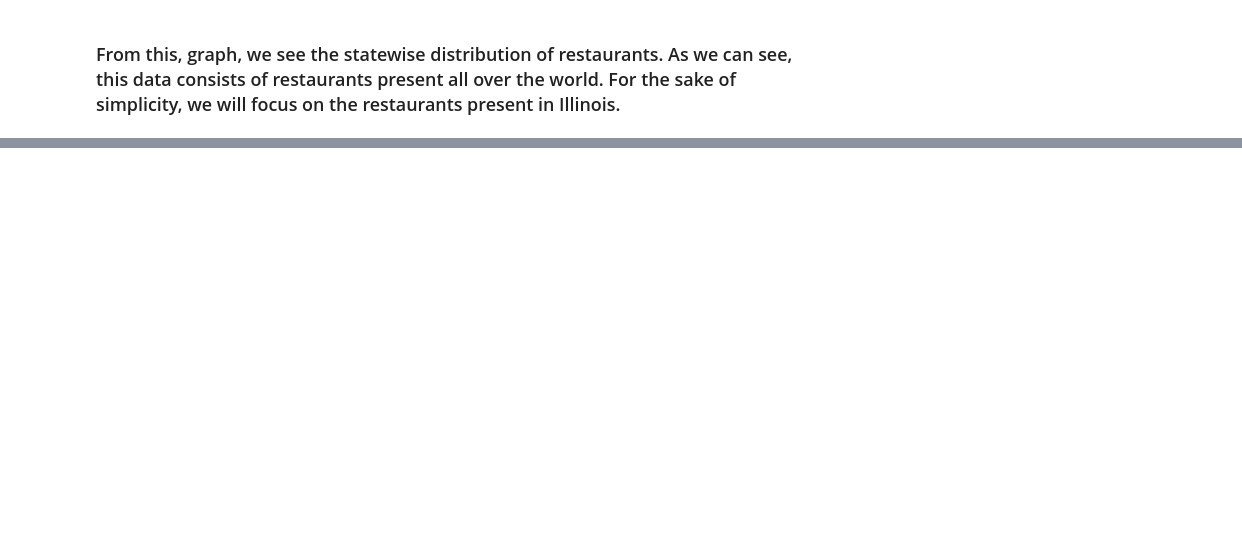
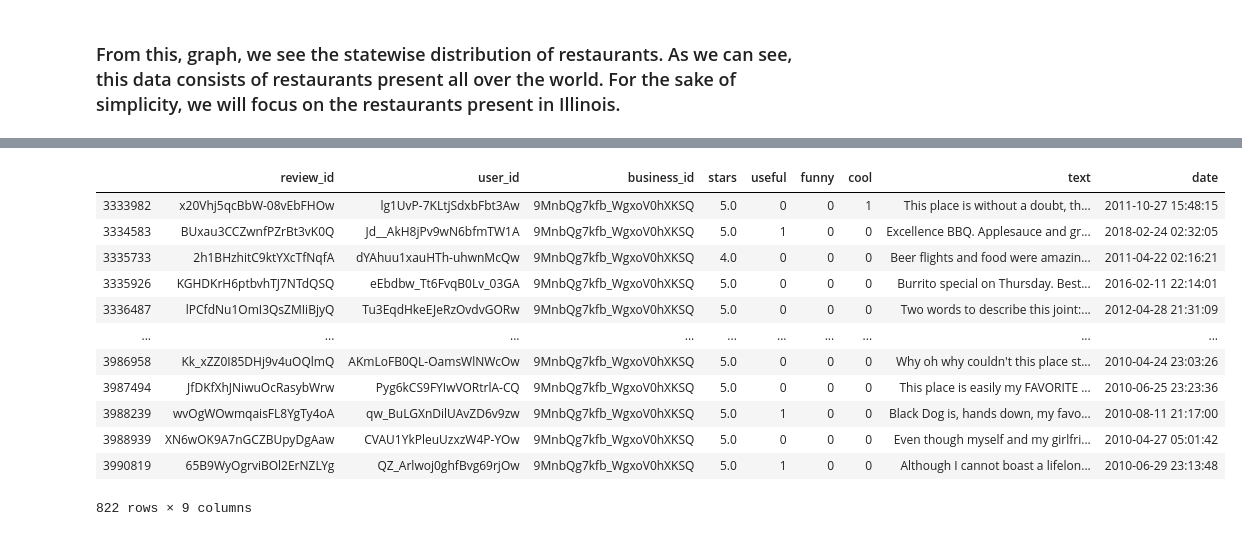
Before and after one commit to rnair7163/Restaurant-Recommendation-System-using-Yelp-Dataset, a Jupyter notebook: EDA/EDA-Business.ipynb, the cells around one changed output, grey strips where cells are left out. Cells and saved outputs as stored; diff of their text form; code cells hidden in the pictures; blank space fills up the shorter version.

```diff
--- a/EDA/EDA-Business.ipynb
+++ b/EDA/EDA-Business.ipynb
@@ -206,0 +237,7 @@ plt.show()
+# %%
+reviews = []
+with open(os.path.join(os.getcwd(), 'review.json'),encoding="utf8") as f:
+    for line in f:
+        reviews.append(json.loads(line))
+# %%
+reviews = pd.DataFrame(reviews)
@@ -206,0 +284,16 @@ plt.show()
+# %%
+reviews[reviews.business_id == '9MnbQg7kfb_WgxoV0hXKSQ']
+# %% [output]
+|  | review_id | user_id | business_id | stars | useful | funny | cool | text | date |
+| 3333982 | x20Vhj5qcBbW-08vEbFHOw | lg1UvP-7KLtjSdxbFbt3Aw | 9MnbQg7kfb_WgxoV0hXKSQ | 5.0 | 0 | 0 | 1 | This place is without a doubt, th... | 2011-10-27 15:48:15 |
+| 3334583 | BUxau3CCZwnfPZrBt3vK0Q | Jd__AkH8jPv9wN6bfmTW1A | 9MnbQg7kfb_WgxoV0hXKSQ | 5.0 | 1 | 0 | 0 | Excellence BBQ. Applesauce and gr... | 2018-02-24 02:32:05 |
+| 3335733 | 2h1BHzhitC9ktYXcTfNqfA | dYAhuu1xauHTh-uhwnMcQw | 9MnbQg7kfb_WgxoV0hXKSQ | 4.0 | 0 | 0 | 0 | Beer flights and food were amazin... | 2011-04-22 02:16:21 |
+| 3335926 | KGHDKrH6ptbvhTJ7NTdQSQ | eEbdbw_Tt6FvqB0Lv_03GA | 9MnbQg7kfb_WgxoV0hXKSQ | 5.0 | 0 | 0 | 0 | Burrito special on Thursday. Best... | 2016-02-11 22:14:01 |
+| 3336487 | lPCfdNu1OmI3QsZMIiBjyQ | Tu3EqdHkeEJeRzOvdvGORw | 9MnbQg7kfb_WgxoV0hXKSQ | 5.0 | 0 | 0 | 0 | Two words to describe this joint:... | 2012-04-28 21:31:09 |
+| ... | ... | ... | ... | ... | ... | ... | ... | ... | ... |
+| 3986958 | Kk_xZZ0I85DHj9v4uOQlmQ | AKmLoFB0QL-OamsWlNWcOw | 9MnbQg7kfb_WgxoV0hXKSQ | 5.0 | 0 | 0 | 0 | Why oh why couldn't this place st... | 2010-04-24 23:03:26 |
+| 3987494 | JfDKfXhJNiwuOcRasybWrw | Pyg6kCS9FYIwVORtrlA-CQ | 9MnbQg7kfb_WgxoV0hXKSQ | 5.0 | 0 | 0 | 0 | This place is easily my FAVORITE ... | 2010-06-25 23:23:36 |
+| 3988239 | wvOgWOwmqaisFL8YgTy4oA | qw_BuLGXnDilUAvZD6v9zw | 9MnbQg7kfb_WgxoV0hXKSQ | 5.0 | 1 | 0 | 0 | Black Dog is, hands down, my favo... | 2010-08-11 21:17:00 |
+| 3988939 | XN6wOK9A7nGCZBUpyDgAaw | CVAU1YkPleuUzxzW4P-YOw | 9MnbQg7kfb_WgxoV0hXKSQ | 5.0 | 0 | 0 | 0 | Even though myself and my girlfri... | 2010-04-27 05:01:42 |
+| 3990819 | 65B9WyOgrviBOl2ErNZLYg | QZ_Arlwoj0ghfBvg69rjOw | 9MnbQg7kfb_WgxoV0hXKSQ | 5.0 | 1 | 0 | 0 | Although I cannot boast a lifelon... | 2010-06-29 23:13:48 |
+822 rows × 9 columns
```
Also changed, not shown: parts of 19 cells of this notebook.
